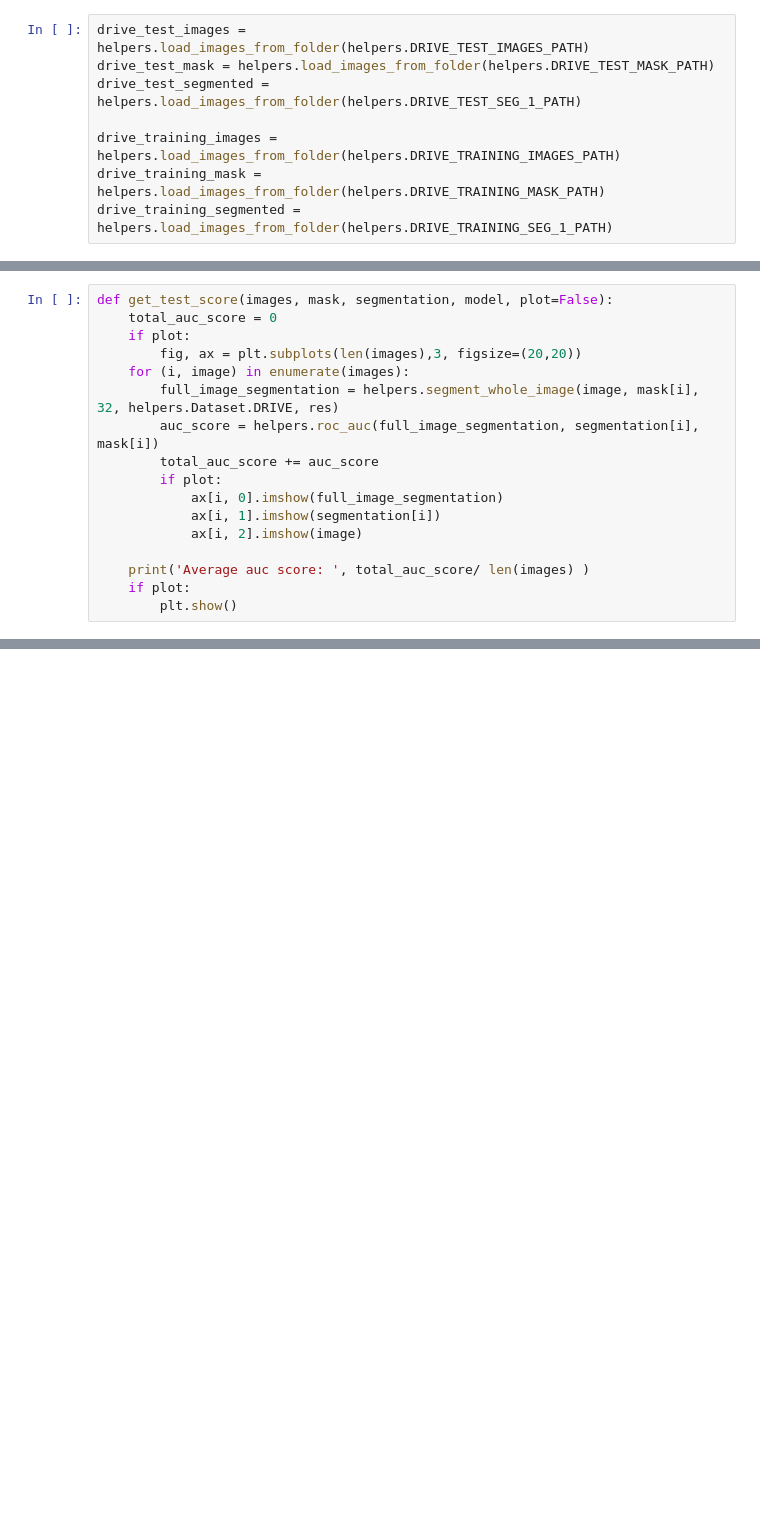
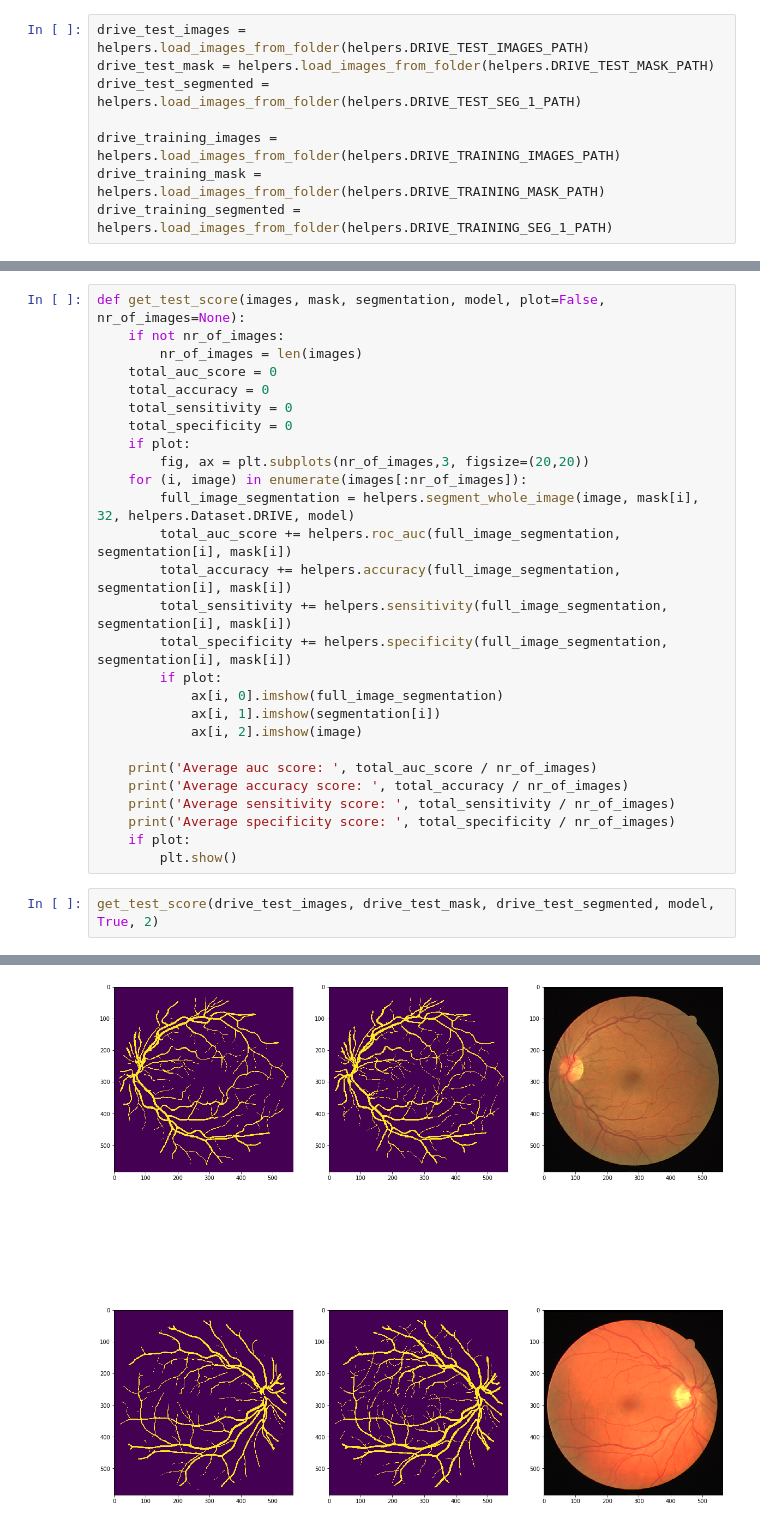
Before and after one commit to mlazic95/-retinal-blood-vessel-segmentation, a Jupyter notebook: src/semantic-segmentation-network.ipynb, the cells around one changed output, grey strips where cells are left out. Saved outputs shown, nothing was run; the diff lists cells and outputs as text; blank space fills up the shorter version.

```diff
--- a/src/semantic-segmentation-network.ipynb
+++ b/src/semantic-segmentation-network.ipynb
@@ -426,17 +432,30 @@ plt.show()
 # %%
-def get_test_score(images, mask, segmentation, model, plot=False):
+def get_test_score(images, mask, segmentation, model, plot=False, nr_of_images=None):
+    if not nr_of_images:
+        nr_of_images = len(images)
     total_auc_score = 0
+    total_accuracy = 0
+    total_sensitivity = 0
+    total_specificity = 0
     if plot:
-        fig, ax = plt.subplots(len(images),3, figsize=(20,20))
-    for (i, image) in enumerate(images):
-        full_image_segmentation = helpers.segment_whole_image(image, mask[i], 32, helpers.Dataset.DRIVE, res)
-        auc_score = helpers.roc_auc(full_image_segmentation, segmentation[i], mask[i])
-        total_auc_score += auc_score
+        fig, ax = plt.subplots(nr_of_images,3, figsize=(20,20))
+    for (i, image) in enumerate(images[:nr_of_images]):
+        full_image_segmentation = helpers.segment_whole_image(image, mask[i], 32, helpers.Dataset.DRIVE, model)
+        total_auc_score += helpers.roc_auc(full_image_segmentation, segmentation[i], mask[i])
+        total_accuracy += helpers.accuracy(full_image_segmentation, segmentation[i], mask[i])
+        total_sensitivity += helpers.sensitivity(full_image_segmentation, segmentation[i], mask[i])
+        total_specificity += helpers.specificity(full_image_segmentation, segmentation[i], mask[i])
         if plot:
             ax[i, 0].imshow(full_image_segmentation)
             ax[i, 1].imshow(segmentation[i])
             ax[i, 2].imshow(image)
 
-    print('Average auc score: ', total_auc_score/ len(images) )
+    print('Average auc score: ', total_auc_score / nr_of_images)
+    print('Average accuracy score: ', total_accuracy / nr_of_images)
+    print('Average sensitivity score: ', total_sensitivity / nr_of_images)
+    print('Average specificity score: ', total_specificity / nr_of_images)
     if plot:
         plt.show()
+# %%
+get_test_score(drive_test_images, drive_test_mask, drive_test_segmented, model, True, 2)
+# %% [output]
@@ -442,0 +466 @@ def get_test_score(images, mask, segmentation, model, plot=False):
+[figure, added]
```
Also changed, not shown: parts of 3 cells of this notebook, 1 other file.
